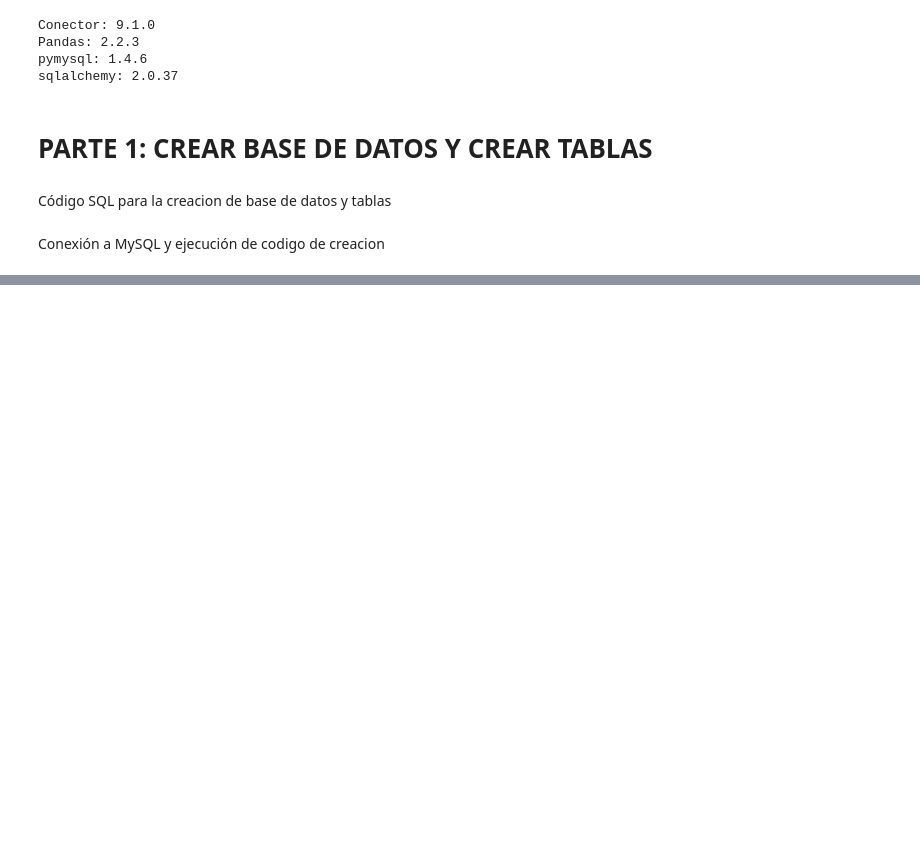
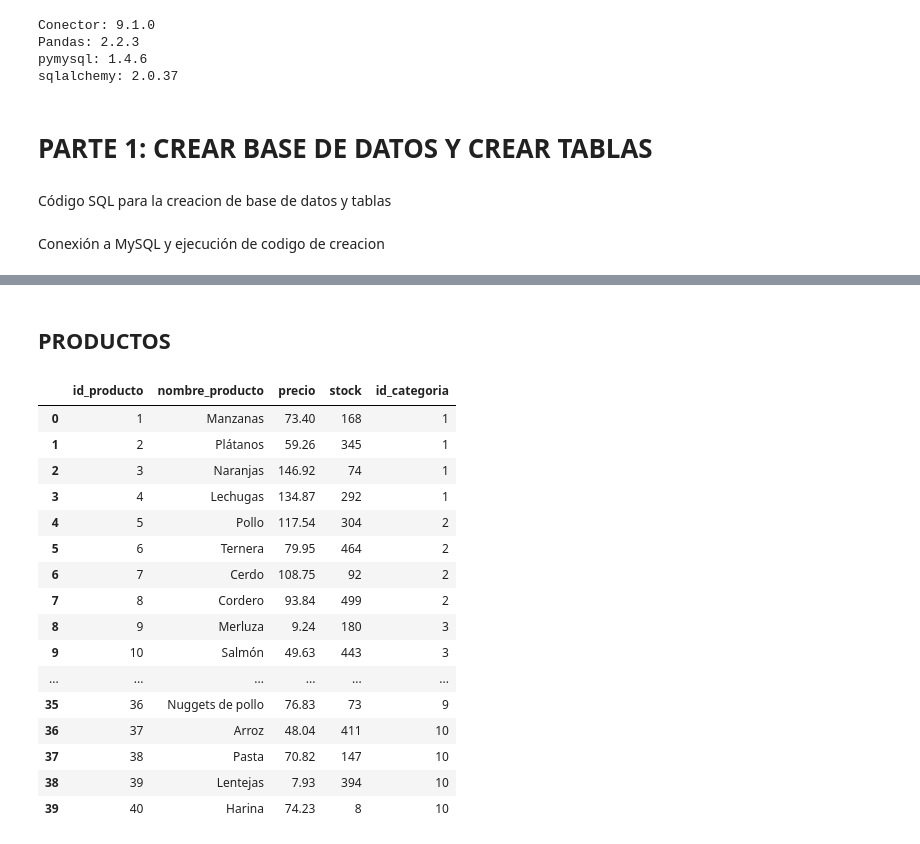
Before and after one commit to promav/PoyectosBootcamp, a Jupyter notebook: Mod4/m4_pablo_romero_avila.ipynb, the cells around one changed output, grey strips where cells are left out. Saved outputs shown, nothing was run; the diff lists cells and outputs as text; code cells hidden in the pictures; blank space fills up the shorter version.

```diff
--- a/Mod4/m4_pablo_romero_avila.ipynb
+++ b/Mod4/m4_pablo_romero_avila.ipynb
@@ -102,0 +188,18 @@ connection.close()
+# %%
+categorias = [
+    'Frutería',
+    'Carnicería',
+    'Pescadería',
+    'Panadería y Pastelería',
+    'Lácteos y Huevos',
+    'Bebidas',
+    'Droguería y Limpieza',
+    'Conservas y Alimentos enlatados',
+    'Congelados',
+    'Alimentos Secos y Básicos'
+]
+
+df_categorias = pd.DataFrame(categorias, columns=['nombre_categoria'])
+df_categorias=df_categorias.reset_index().rename({'index': 'id_categoria'}, axis=1)
+df_categorias['id_categoria'] = df_categorias['id_categoria'] + 1
+df_categorias
@@ -102,0 +218,46 @@ connection.close()
+# %% [markdown]
+## PRODUCTOS
+# %%
+productos = {
+    1: ['Manzanas', 'Plátanos', 'Naranjas', 'Lechugas'],  # Frutería
+    2: ['Pollo', 'Ternera', 'Cerdo', 'Cordero'],           # Carnicería
+    3: ['Merluza', 'Salmón', 'Atún', 'Calamares'],         # Pescadería
+    4: ['Pan integral', 'Croissants', 'Donuts', 'Baguette'], # Panadería y Pastelería
+    5: ['Leche', 'Queso', 'Yogur', 'Huevos'],              # Lácteos y Huevos
+    6: ['Agua', 'Refrescos', 'Vino tinto', 'Cerveza'],     # Bebidas
+    7: ['Detergente', 'Esponjas', 'Desinfectante', 'Papel higiénico'], # Droguería y Limpieza
+    8: ['Atún enlatado', 'Sopa de tomate', 'Maíz dulce', 'Guisantes en conserva'], # Conservas y Alimentos enlatados
+    9: ['Pizza congelada', 'Helado', 'Verduras congeladas', 'Nuggets de pollo'], # Congelados
+    10: ['Arroz', 'Pasta', 'Lentejas', 'Harina']          # Alimentos Secos y Básicos
+}
+
+producto_completo = []
+
+for categoria in df_categorias['id_categoria']:
+    for producto in productos[categoria]:
+        precio = round(random.uniform(0.50, 150.00), 2)
+        stock = random.randint(0,500)
+        producto_completo.append([producto, precio, stock, categoria])
+
+df_productos = pd.DataFrame(producto_completo, columns=['nombre_producto','precio','stock', 'id_categoria'])
+df_productos=df_productos.reset_index().rename({'index': 'id_producto'}, axis=1)
+df_productos['id_producto'] = df_productos['id_producto'] + 1
+df_productos
+# %% [output]
+|  | id_producto | nombre_producto | precio | stock | id_categoria |
+| 0 | 1 | Manzanas | 73.40 | 168 | 1 |
+| 1 | 2 | Plátanos | 59.26 | 345 | 1 |
+| 2 | 3 | Naranjas | 146.92 | 74 | 1 |
+| 3 | 4 | Lechugas | 134.87 | 292 | 1 |
+| 4 | 5 | Pollo | 117.54 | 304 | 2 |
+| 5 | 6 | Ternera | 79.95 | 464 | 2 |
+| 6 | 7 | Cerdo | 108.75 | 92 | 2 |
+| 7 | 8 | Cordero | 93.84 | 499 | 2 |
+| 8 | 9 | Merluza | 9.24 | 180 | 3 |
+| 9 | 10 | Salmón | 49.63 | 443 | 3 |
+| ... | ... | ... | ... | ... | ... |
+| 35 | 36 | Nuggets de pollo | 76.83 | 73 | 9 |
+| 36 | 37 | Arroz | 48.04 | 411 | 10 |
+| 37 | 38 | Pasta | 70.82 | 147 | 10 |
+| 38 | 39 | Lentejas | 7.93 | 394 | 10 |
+| 39 | 40 | Harina | 74.23 | 8 | 10 |
```
Also changed, not shown: parts of 17 cells of this notebook.
